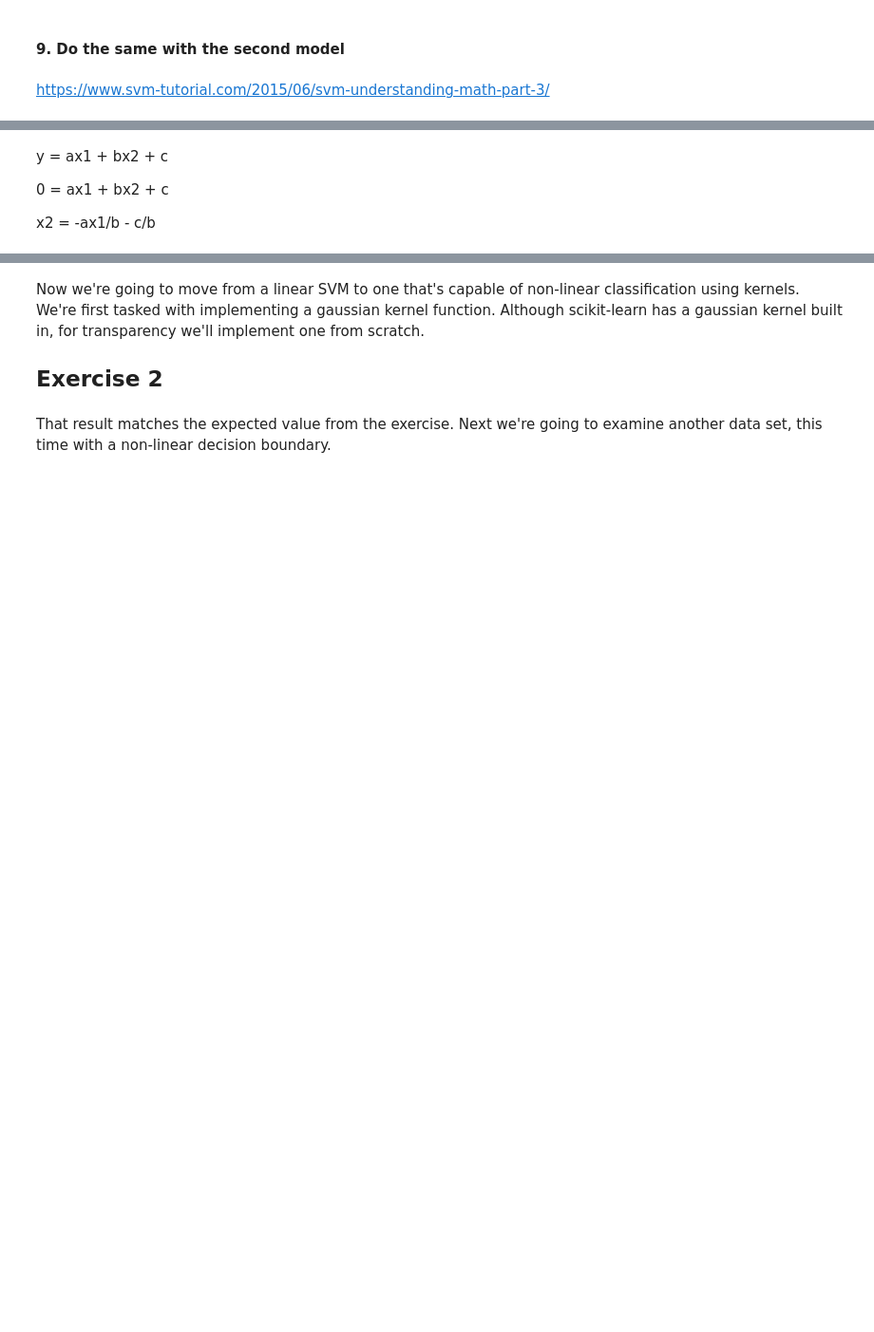
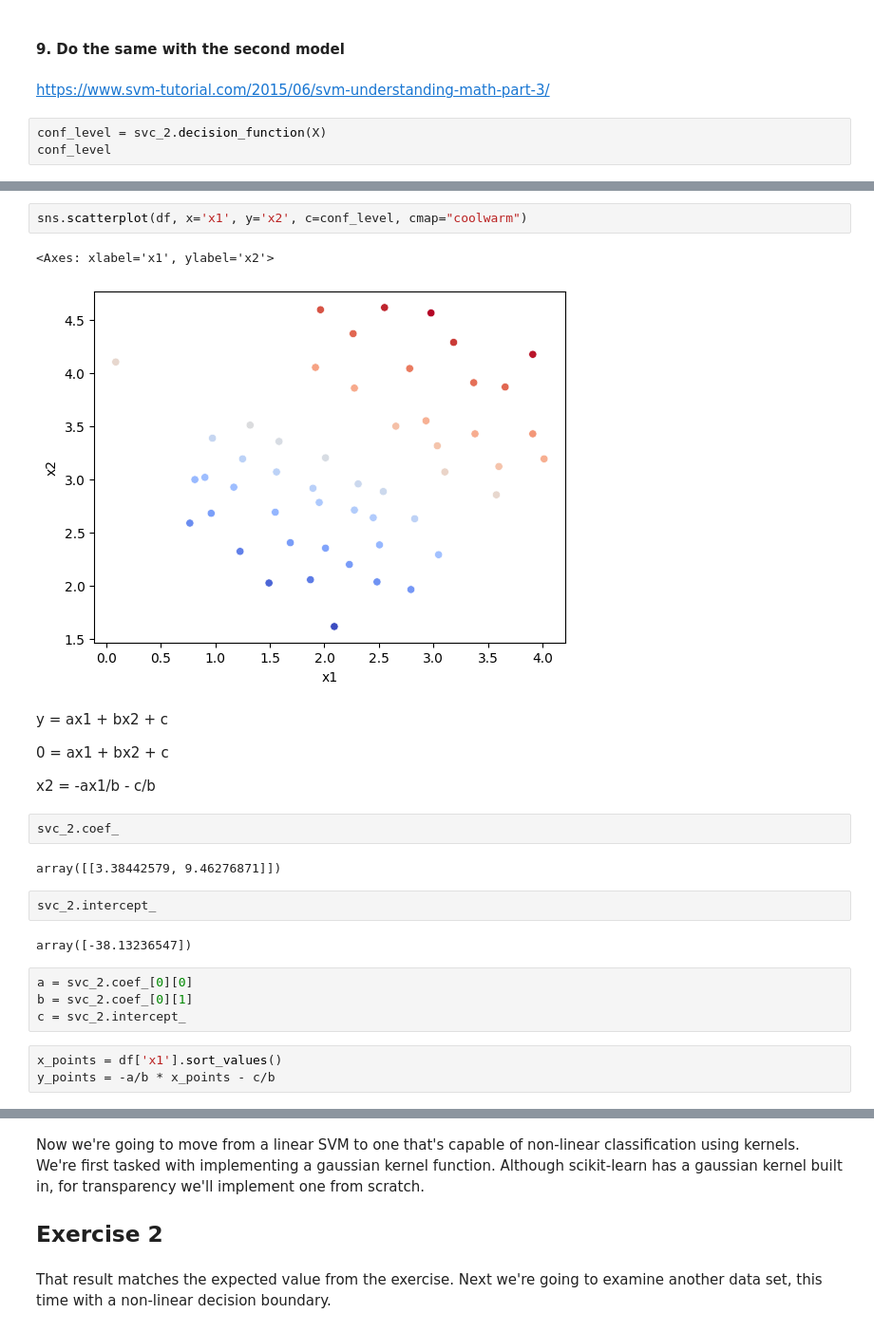
Before and after one commit to MNievas12/2503_dsft_thebridge, a Jupyter notebook: 3-Machine_Learning/1-Supervisado/3-RegorClass/8-SVM/ejercicios/Ejercicios_SVM.ipynb, the cells around one changed output, grey strips where cells are left out. Shown at 95% size. Cells and saved outputs as stored; diff of their text form; blank space fills up the shorter version.

```diff
--- a/3-Machine_Learning/1-Supervisado/3-RegorClass/8-SVM/ejercicios/Ejercicios_SVM.ipynb
+++ b/3-Machine_Learning/1-Supervisado/3-RegorClass/8-SVM/ejercicios/Ejercicios_SVM.ipynb
@@ -38,3 +180,6 @@ Get the `decision_function()` output for the first model. Plot a scatterplot wit
 #### 9. Do the same with the second model
 # %% [markdown]
 https://www.svm-tutorial.com/2015/06/svm-understanding-math-part-3/
+# %%
+conf_level = svc_2.decision_function(X)
+conf_level
@@ -41,6 +200,26 @@ https://www.svm-tutorial.com/2015/06/svm-understanding-math-part-3/
+# %%
+sns.scatterplot(df, x='x1', y='x2', c=conf_level, cmap="coolwarm")
+# %% [output]
+<Axes: xlabel='x1', ylabel='x2'>
+[figure, added]
 # %% [markdown]
 y = ax1 + bx2 + c
 
 0 = ax1 + bx2 + c
 
 x2 = -ax1/b - c/b
+# %%
+svc_2.coef_
+# %% [output]
+array([[3.38442579, 9.46276871]])
+# %%
+svc_2.intercept_
+# %% [output]
+array([-38.13236547])
+# %%
+a = svc_2.coef_[0][0]
+b = svc_2.coef_[0][1]
+c = svc_2.intercept_
+# %%
+x_points = df['x1'].sort_values()
+y_points = -a/b * x_points - c/b
```
Also changed, not shown: parts of 45 cells of this notebook, 2 other files.
